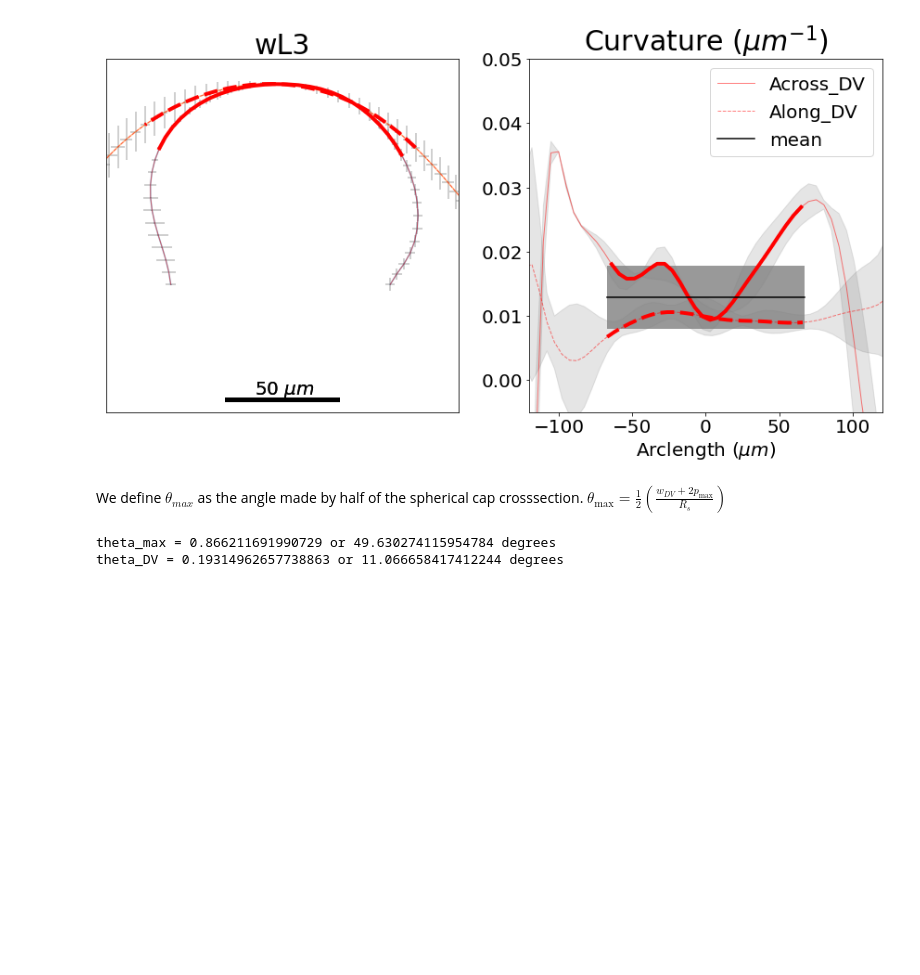
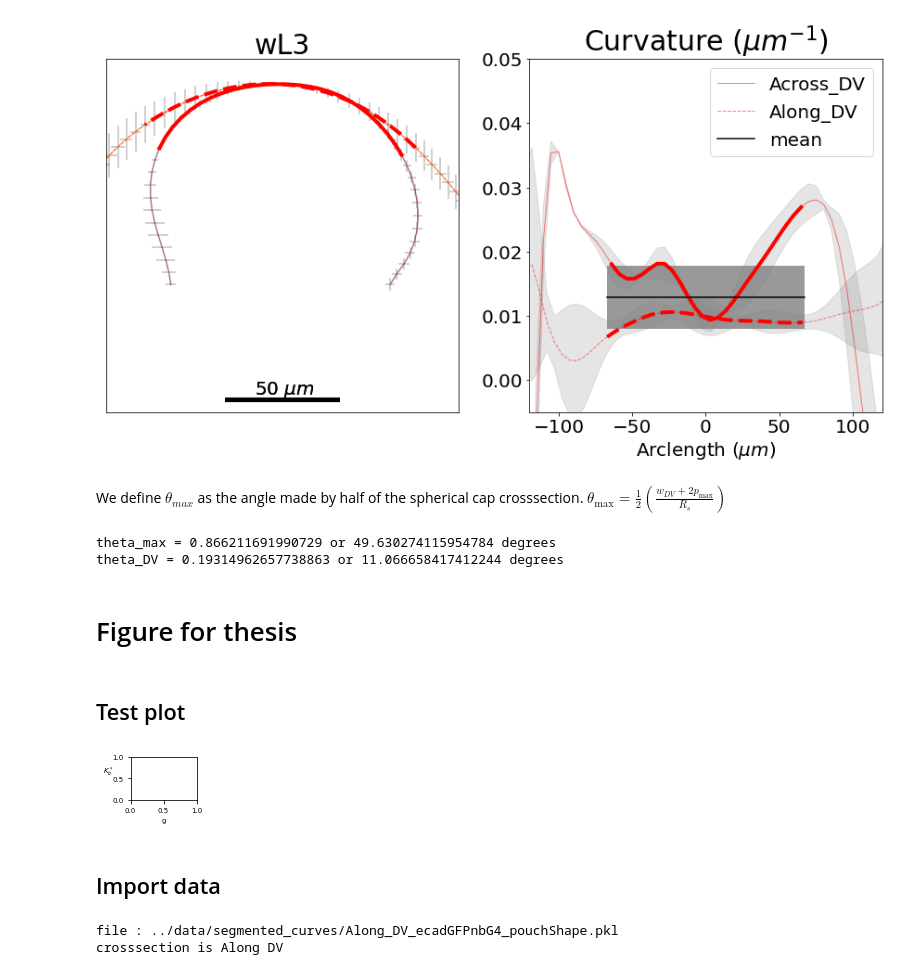
Before and after one commit to abhijeetkrishna/-WingDiscEversion_theory, a Jupyter notebook: Experiments/analysis/image_crosssection_fit.ipynb, the cells around one changed output. Drawn from its saved outputs; the diff is of its cells as text; code cells hidden in the pictures; blank space fills up the shorter version.

```diff
--- a/Experiments/analysis/image_crosssection_fit.ipynb
+++ b/Experiments/analysis/image_crosssection_fit.ipynb
@@ -304,3 +304,50 @@ print(f'theta_DV = {theta_DV} or {theta_DV*180/np.pi} degrees')
 # %% [output]
 theta_max = 0.866211691990729 or 49.630274115954784 degrees
 theta_DV = 0.19314962657738863 or 11.066658417412244 degrees
+# %% [markdown]
+# Figure for thesis
+# %% [markdown]
+## Test plot
+# %%
+Large_font_size = 12
+Medium_font_size = 7
+Small_font_size = 5
+lw = 0.5
+text_kwargs = dict(ha='center', va='center', color='C1')
+
+#setting figuresize - by default matplotlib uses inches
+#size of A4 sheet -
+cm_ = 1/2.54  # centimeters in inches
+fig, ax = plt.subplots(figsize=(3*cm_, 2*cm_))
+#ax.text(0.5, 1.5, f'Max font : {Large_font_size}pt', fontsize = Large_font_size, **text_kwargs)
+#ax.text(0.5, 1.0, f'Med font : {Medium_font_size}pt', fontsize = Medium_font_size, **text_kwargs)
+#ax.text(0.5, 0.5, f'Small font : {Small_font_size}pt', fontsize = Small_font_size, **text_kwargs)
+ax.tick_params(axis='both', which='major', labelsize=Medium_font_size)
+ax.set_ylabel(r"$K_b^*$", fontsize = Medium_font_size, rotation = 0)
+ax.set_xlabel("g", fontsize = Medium_font_size)
+
+os.makedirs("plots", exist_ok=True)
+
+fig.savefig("plots/test.pdf", bbox_inches = "tight")
+# %% [output]
+[figure, added]
+# %% [markdown]
+## Import data
+# %%
+file = global_path + '/data/segmented_curves/' + crosssection + "_" + genotype + "_pouchShape.pkl"
+
+#devstages = ['upcrawling', 'whitePupa', '2hAPF', '4hAPF','6hAPF']
+allcurves = import_raw_crosssection_points(files = [file], plot = False, scale_file=scale_file)
+
+#updating name of devstages
+allcurves["devstage"] = allcurves.apply(lambda row: devstage_name_update_dict[row["devstage"]], axis = 1) #[devstage_name_update[x] for x in allcurves["devstage"].values]
+
+# align
+allcurves_aligned = align_curves(allcurves = allcurves, genotypes = [genotype],orientation = 'horizontal', devstages=devstages,
+                                 plot = False,filename  = plot_folder + genotype + "_" + crosssection + '_aligned.pdf')
+
+#file that contains the arclength of different stages
+max_pathlength_df = pd.read_csv("../data/max_pathlength_df_" + genotype + ".csv")
+# %% [output]
+file : ../data/segmented_curves/Along_DV_ecadGFPnbG4_pouchShape.pkl
+crosssection is Along DV
```
Also changed, not shown: parts of 5 cells of this notebook.
